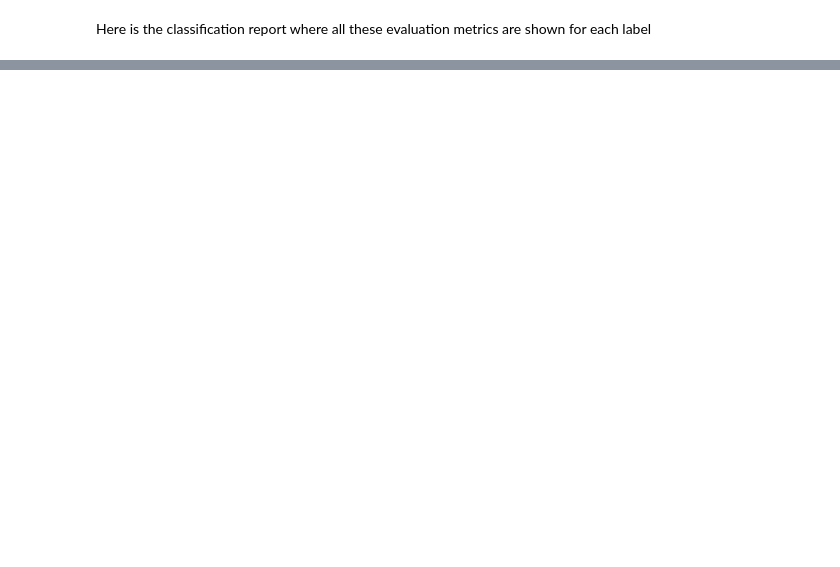
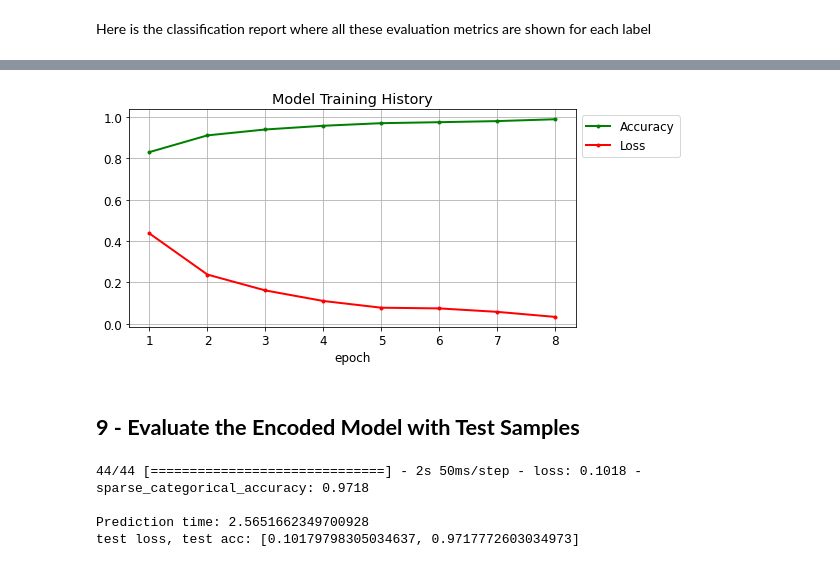
Before and after one commit to atahancaldir/Mushroom-and-Brain-Tumor-MRI-Classification, a Jupyter notebook: Brain Tumor Classification/brain_tumor_classification.ipynb, the cells around one changed output, grey strips where cells are left out. Cells and saved outputs as stored; diff of their text form; code cells hidden in the pictures; blank space fills up the shorter version.

```diff
--- a/Brain Tumor Classification/brain_tumor_classification.ipynb
+++ b/Brain Tumor Classification/brain_tumor_classification.ipynb
@@ -357,0 +819,15 @@ print(classification_report(y_true, y_pred))
+# %%
+model = create_model(base_model_func())
+model.compile(optimizer=Adam(learning_rate=0.0001),
+             loss='sparse_categorical_crossentropy',
+             metrics=['sparse_categorical_accuracy'])
+
+# Hyper parameters
+batch_size = 30
+steps = int(len(pred_train)/batch_size)
+epochs = 8
+
+start = time.time()
+history = model.fit(pred_train, encode_labels(train_labels), batch_size = batch_size, epochs=epochs, steps_per_epoch=steps)
+stop = time.time()
+print("Model training time:", stop-start)
@@ -357,0 +852,25 @@ print(classification_report(y_true, y_pred))
+# %%
+plt.figure(figsize=(8,4))
+plt.grid(True)
+plt.plot(np.arange(1,epochs+1),history.history['sparse_categorical_accuracy'], '.g-', linewidth=2)
+plt.plot(np.arange(1,epochs+1),history.history['loss'], '.r-', linewidth=2)
+plt.title('Model Training History')
+plt.xlabel('epoch')
+plt.xticks([x+1 for x in range(epochs)])
+plt.legend(['Accuracy', 'Loss'], loc='upper left', bbox_to_anchor=(1, 1))
+plt.show()
+# %% [output]
+[figure, added]
+# %% [markdown]
+## **9 - Evaluate the Encoded Model with Test Samples**
+# %%
+start = time.time()
+scores = model.evaluate(pred_test, encode_labels(test_labels), batch_size=batch_size)
+stop = time.time()
+print("\nPrediction time:", stop-start)
+print("test loss, test acc:", scores)
+# %% [output]
+44/44 [==============================] - 2s 50ms/step - loss: 0.1018 - sparse_categorical_accuracy: 0.9718
+
+Prediction time: 2.5651662349700928
+test loss, test acc: [0.10179798305034637, 0.9717772603034973]
```
Also changed, not shown: parts of 33 cells of this notebook.
